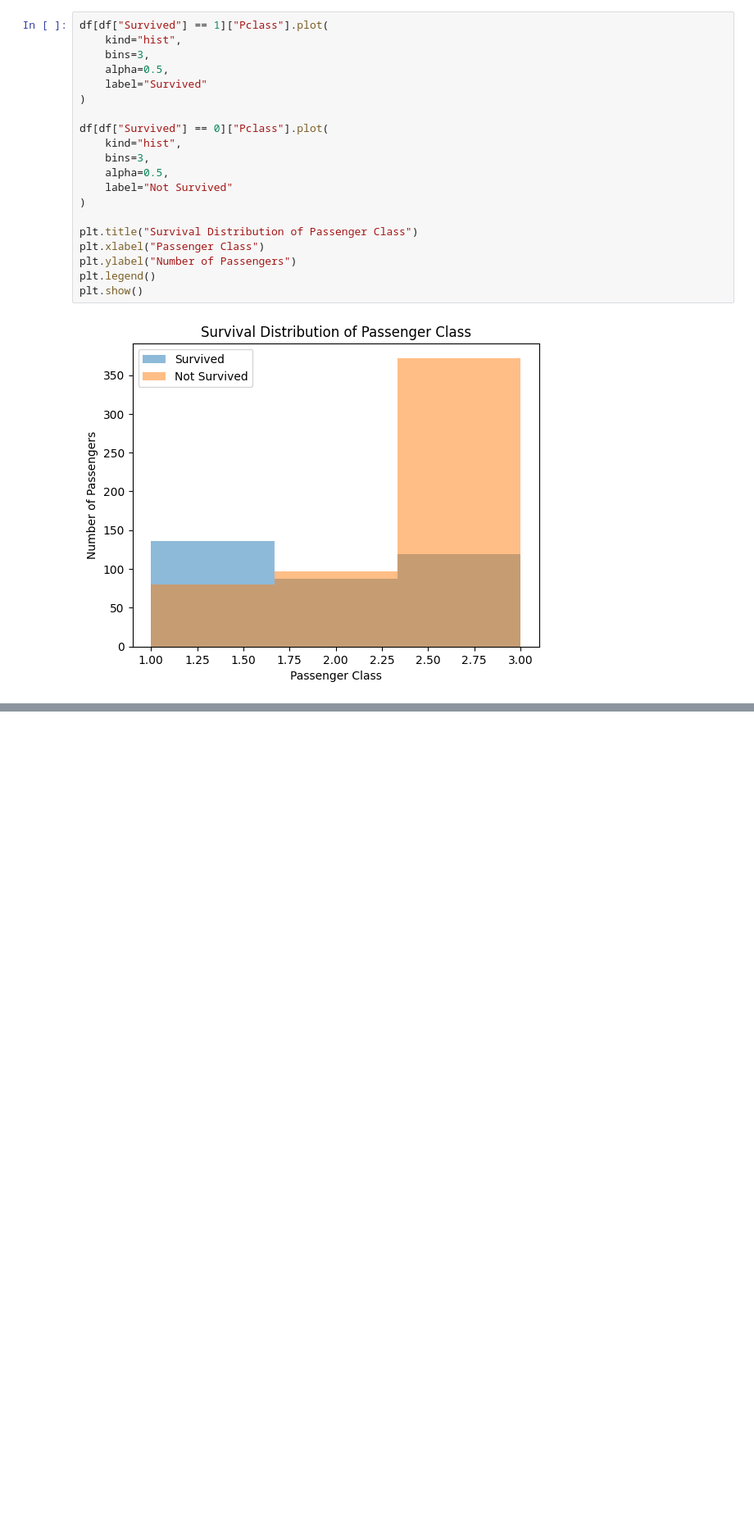
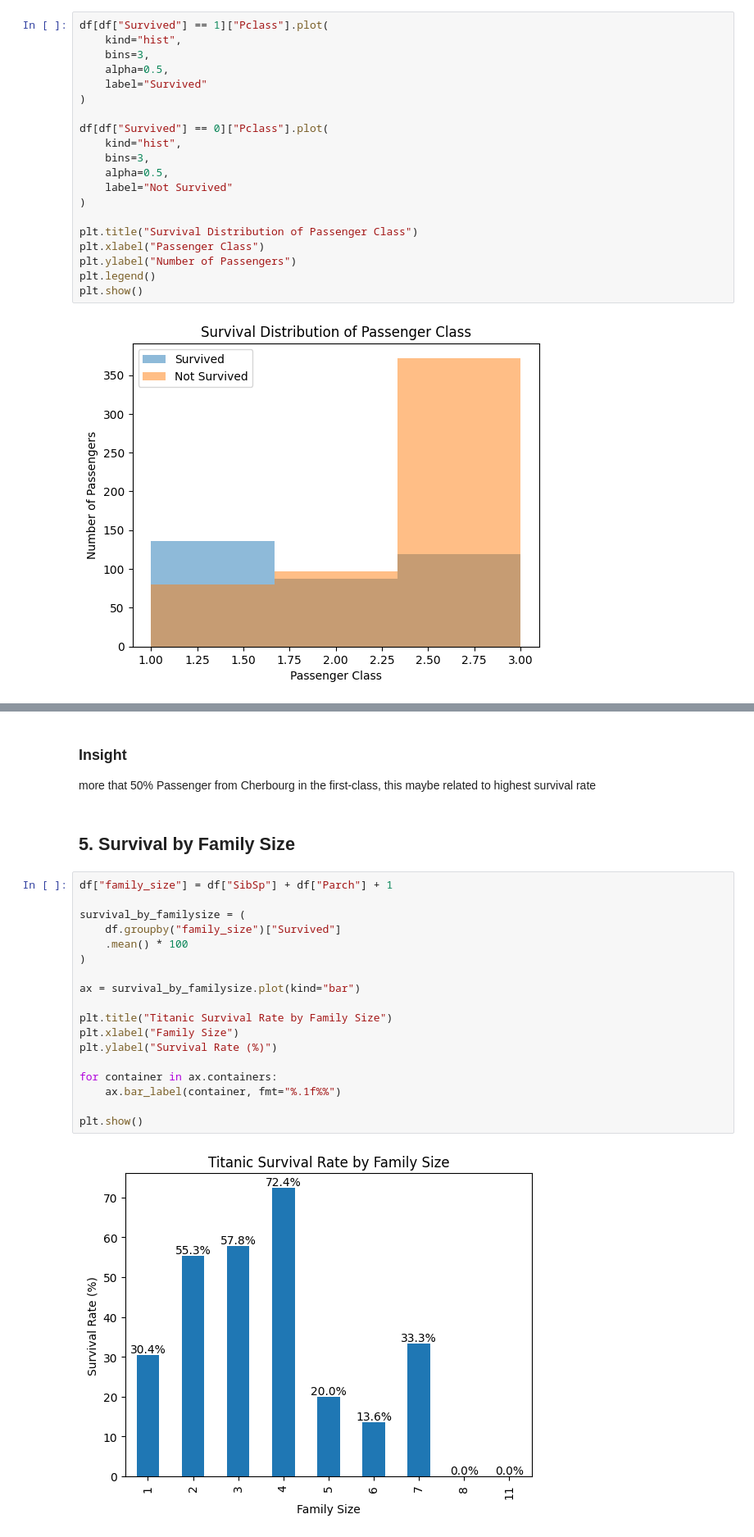
Before and after one commit to RenitiaMR/Portfolio, a Jupyter notebook: titanic_survival.ipynb, the cells around one changed output, grey strips where cells are left out. Shown at 82% size. Drawn from its saved outputs; the diff is of its cells as text; blank space fills up the shorter version.

```diff
--- a/titanic_survival.ipynb
+++ b/titanic_survival.ipynb
@@ -232,0 +350,26 @@ plt.show()
+# %% [markdown]
+### Insight
+
+more that 50% Passenger from Cherbourg in the first-class, this maybe related to highest survival rate
+# %% [markdown]
+## 5. Survival by Family Size
+# %%
+df["family_size"] = df["SibSp"] + df["Parch"] + 1
+
+survival_by_familysize = (
+    df.groupby("family_size")["Survived"]
+    .mean() * 100
+)
+
+ax = survival_by_familysize.plot(kind="bar")
+
+plt.title("Titanic Survival Rate by Family Size")
+plt.xlabel("Family Size")
+plt.ylabel("Survival Rate (%)")
+
+for container in ax.containers:
+    ax.bar_label(container, fmt="%.1f%%")
+
+plt.show()
+# %% [output]
+[figure, added]
```
Also changed, not shown: parts of 22 cells of this notebook.
